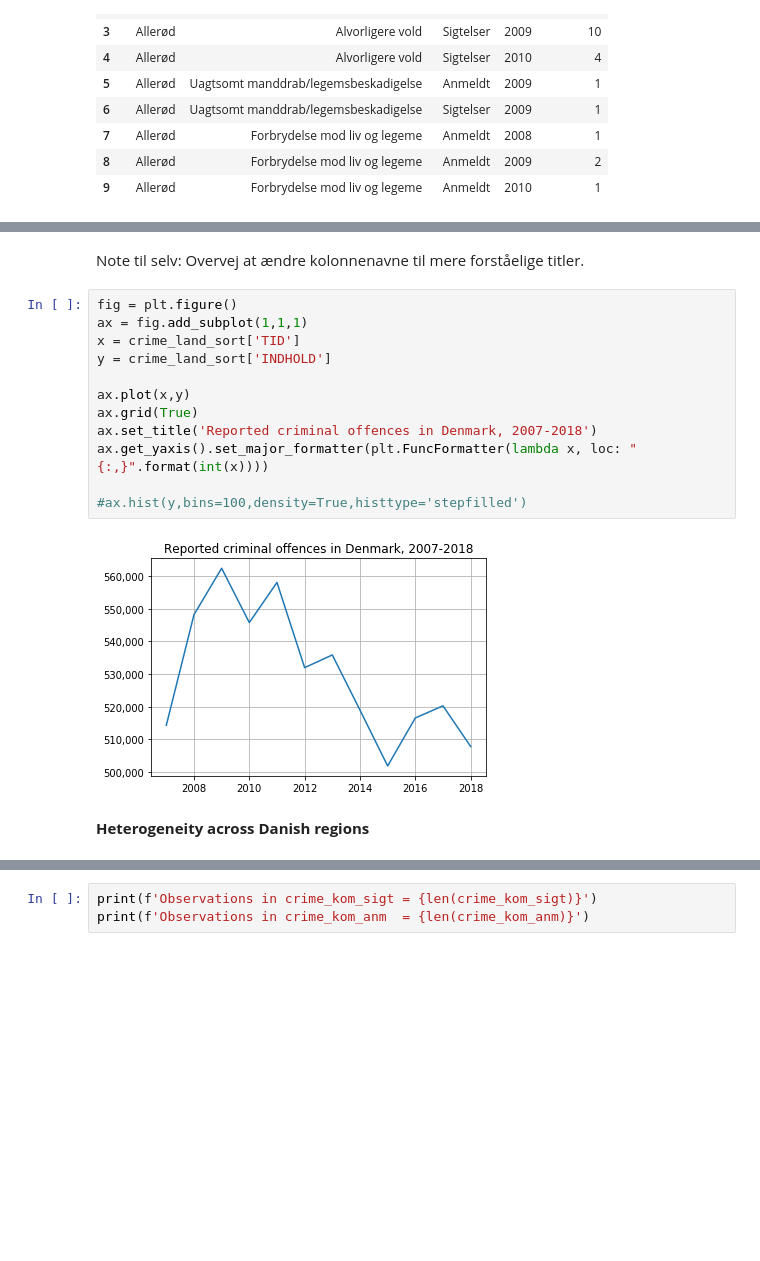
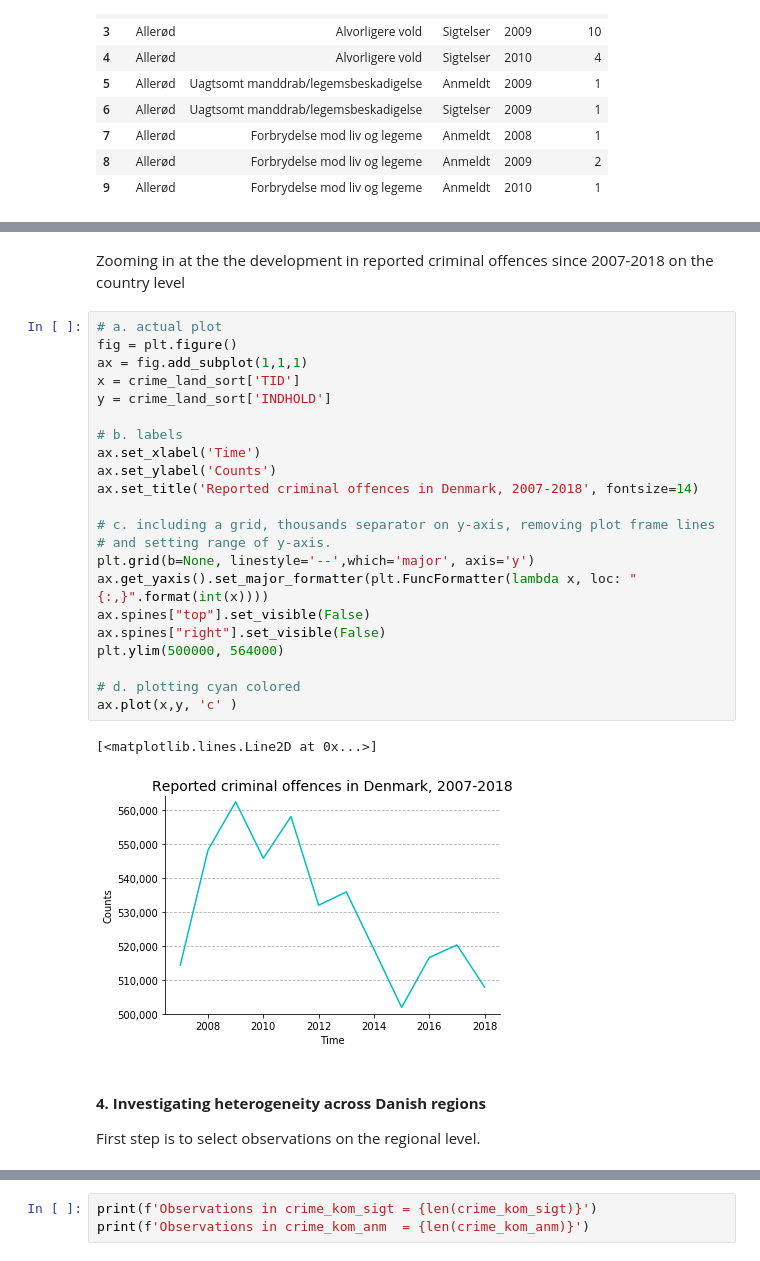
Before and after one commit to NumEconCopenhagen/projects-2019-cl, a Jupyter notebook: dataproject/dataproject/Assignment.ipynb, the cells around one changed output, grey strips where cells are left out. Cells and saved outputs as stored; diff of their text form; blank space fills up the shorter version.

```diff
--- a/dataproject/dataproject/Assignment.ipynb
+++ b/dataproject/dataproject/Assignment.ipynb
@@ -102,19 +107,31 @@ crime_land_sort.head(12)
-# %% [markdown]
-Note til selv: Overvej at ændre kolonnenavne til mere forståelige titler.
+# %% [markdown]
+Zooming in at the the development in reported criminal offences since 2007-2018 on the country level
 # %%
+# a. actual plot
 fig = plt.figure()
 ax = fig.add_subplot(1,1,1)
 x = crime_land_sort['TID']
 y = crime_land_sort['INDHOLD']
 
-ax.plot(x,y)
-ax.grid(True)
-ax.set_title('Reported criminal offences in Denmark, 2007-2018')
+# b. labels
+ax.set_xlabel('Time')
+ax.set_ylabel('Counts')
+ax.set_title('Reported criminal offences in Denmark, 2007-2018', fontsize=14)
+
+# c. including a grid, thousands separator on y-axis, removing plot frame lines
+# and setting range of y-axis.
+plt.grid(b=None, linestyle='--',which='major', axis='y')
 ax.get_yaxis().set_major_formatter(plt.FuncFormatter(lambda x, loc: "{:,}".format(int(x))))
+ax.spines["top"].set_visible(False)
+ax.spines["right"].set_visible(False)
+plt.ylim(500000, 564000)
 
-#ax.hist(y,bins=100,density=True,histtype='stepfilled')
+# d. plotting cyan colored
+ax.plot(x,y, 'c' )
 # %% [output]
+[<matplotlib.lines.Line2D at 0x...>]
-[figure, old version]
+[figure, new version]
-# %% [markdown]
-**Heterogeneity across Danish regions**
+# %% [markdown]
+#### **4. Investigating heterogeneity across Danish regions**
+First step is to select observations on the regional level.
 # %%
```
Also changed, not shown: parts of 58 cells of this notebook.
